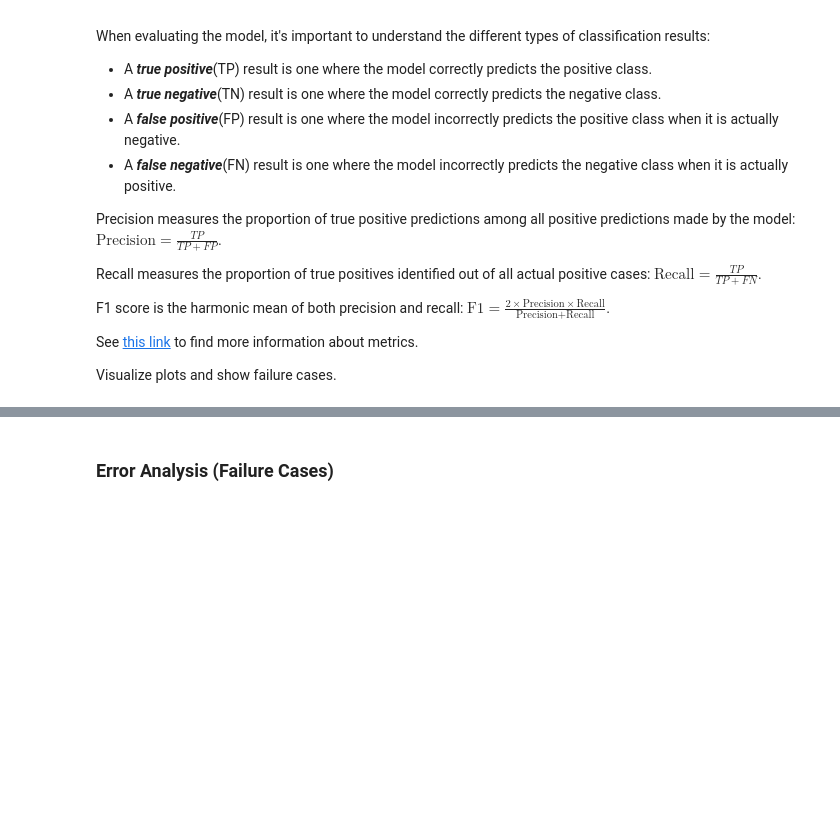
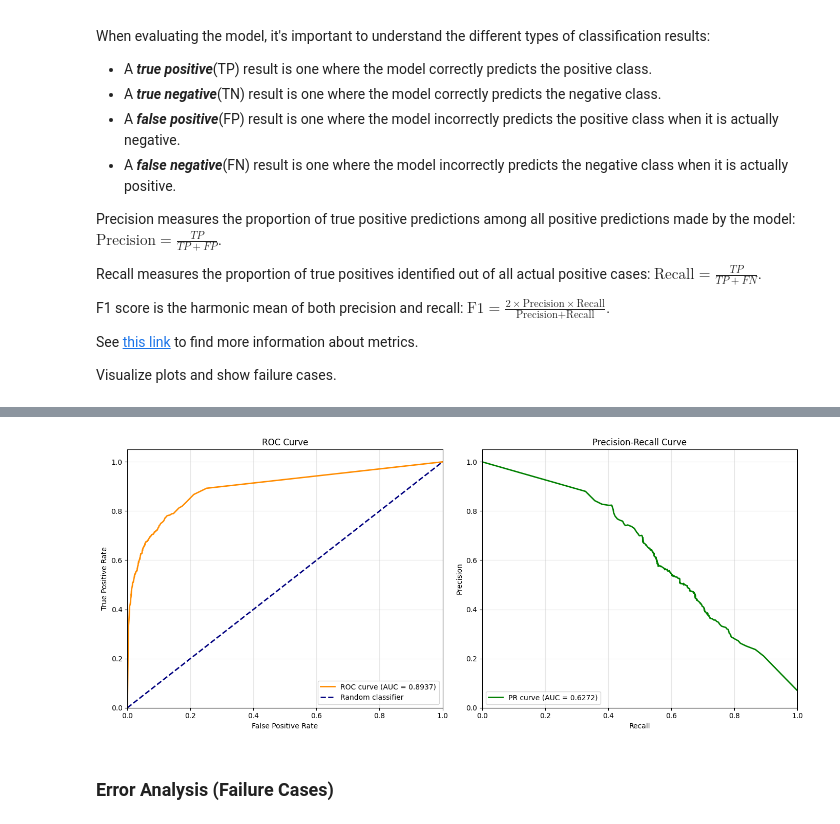
Before and after one commit to Artahko/lab1_Dovhai_Voskalo_Yakymashchenko, a Jupyter notebook: Naive-Bayes-Classifier-PS-Lab1-template.ipynb, the cells around one changed output, grey strips where cells are left out. Saved outputs shown, nothing was run; the diff lists cells and outputs as text; code cells hidden in the pictures; blank space fills up the shorter version.

```diff
--- a/Naive-Bayes-Classifier-PS-Lab1-template.ipynb
+++ b/Naive-Bayes-Classifier-PS-Lab1-template.ipynb
@@ -474,7 +506,7 @@ for thresh in thresholds_roc:
 sorted_indices = np.argsort(fpr_list)
 fpr_sorted = np.array(fpr_list)[sorted_indices]
 tpr_sorted = np.array(tpr_list)[sorted_indices]
-auc_roc = np.trapz(tpr_sorted, fpr_sorted)
+auc_roc = np.trapezoid(tpr_sorted, fpr_sorted)
 
 fig, axes = plt.subplots(1, 2, figsize=(14, 6))
 
@@ -494,34 +526,36 @@ precision_list = []
 recall_list = []
 
 for thresh in thresholds_roc:
     y_pred_thresh = (y_scores >= thresh).astype(int)
     tp = np.sum((y_pred_thresh == 1) & (y_true == positive_label_id))
     fp = np.sum((y_pred_thresh == 1) & (y_true == negative_label_id))
     fn = np.sum((y_pred_thresh == 0) & (y_true == positive_label_id))
 
     p = tp / (tp + fp) if (tp + fp) > 0 else 1.0
     r = tp / (tp + fn) if (tp + fn) > 0 else 0.0
     precision_list.append(p)
     recall_list.append(r)
 
 # Compute AUC-PR
 sorted_indices_pr = np.argsort(recall_list)
 recall_sorted = np.array(recall_list)[sorted_indices_pr]
 precision_sorted = np.array(precision_list)[sorted_indices_pr]
-auc_pr = np.trapz(precision_sorted, recall_sorted)
+auc_pr = np.trapezoid(precision_sorted, recall_sorted)
 
 # Plot Precision-Recall curve
 axes[1].plot(recall_sorted, precision_sorted, color='green', lw=2, label=f'PR curve (AUC = {auc_pr:.4f})')
 axes[1].set_xlim([0.0, 1.0])
 axes[1].set_ylim([0.0, 1.05])
 axes[1].set_xlabel('Recall')
 axes[1].set_ylabel('Precision')
 axes[1].set_title('Precision-Recall Curve')
 axes[1].legend(loc='lower left')
 axes[1].grid(True, alpha=0.3)
 
 plt.tight_layout()
 plt.show()
+# %% [output]
+[figure, added]
 # %% [markdown]
 ### Error Analysis (Failure Cases)
 # %%
```
Also changed, not shown: parts of 17 cells of this notebook.
